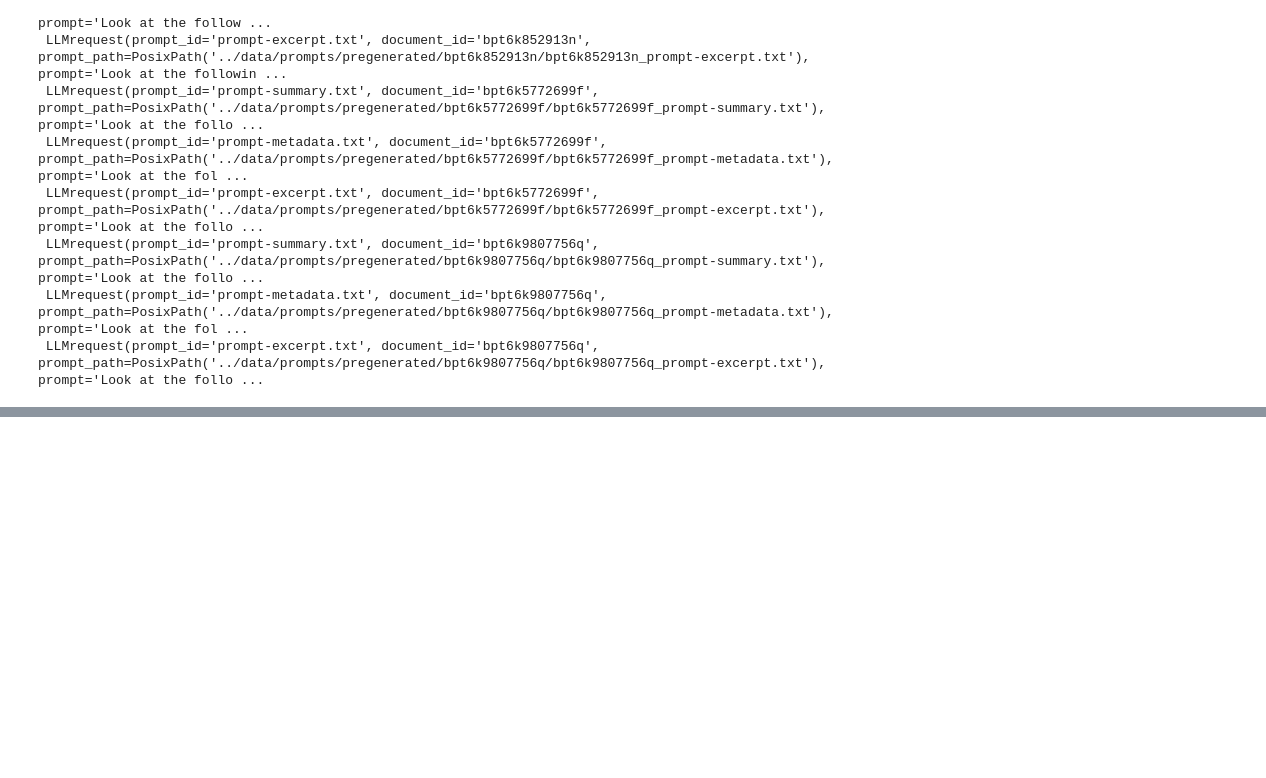
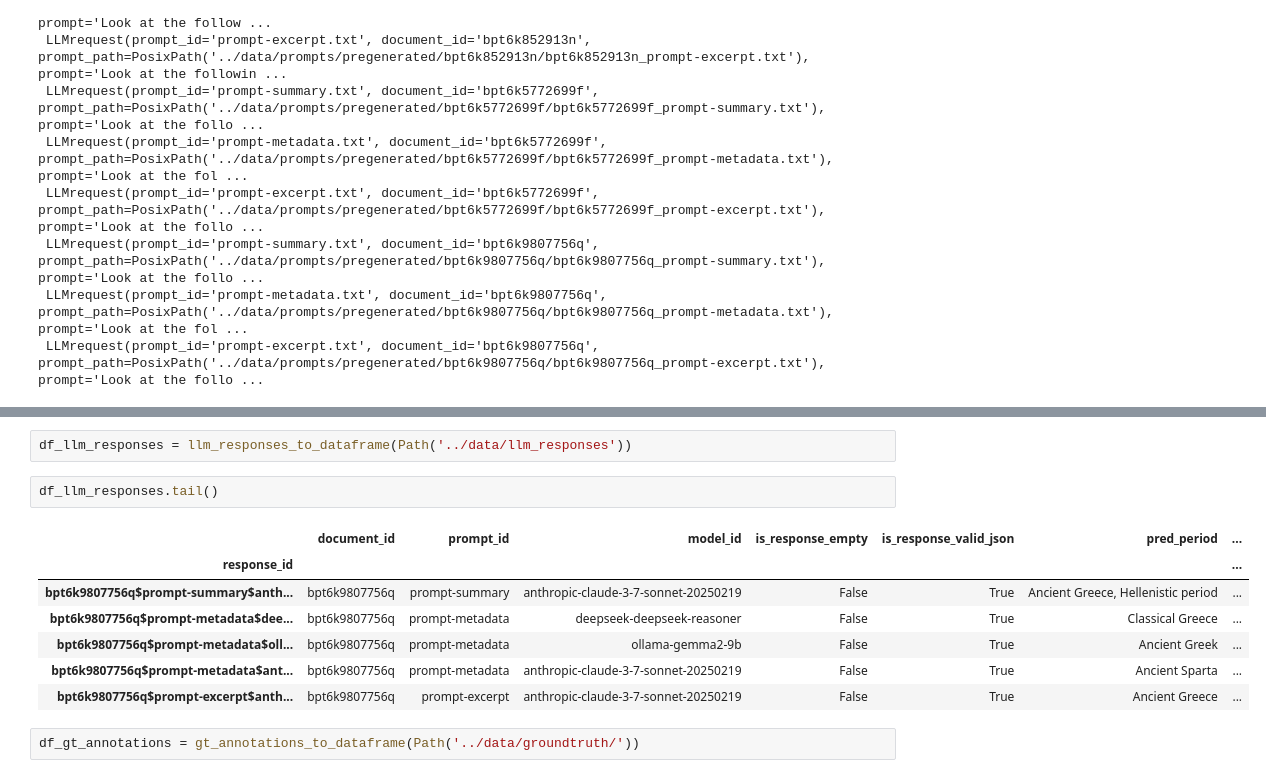
Before and after one commit to TextEnt/chrono-spatial-processing, a Jupyter notebook: notebooks/query-LLMs.ipynb, the cells around one changed output, grey strips where cells are left out. Drawn from its saved outputs; the diff is of its cells as text; blank space fills up the shorter version.

```diff
--- a/notebooks/query-LLMs.ipynb
+++ b/notebooks/query-LLMs.ipynb
@@ -418,0 +444,14 @@ Processing prompt prompt-excerpt.txt for document bpt6k9807756q using model olla
+# %%
+df_llm_responses = llm_responses_to_dataframe(Path('../data/llm_responses'))
+# %%
+df_llm_responses.tail()
+# %% [output]
+|  | document_id | prompt_id | model_id | is_response_empty | is_response_valid_json | pred_period | ... |
+| response_id |  |  |  |  |  |  | ... |
+| bpt6k9807756q$prompt-summary$anth... | bpt6k9807756q | prompt-summary | anthropic-claude-3-7-sonnet-20250219 | False | True | Ancient Greece, Hellenistic period | ... |
+| bpt6k9807756q$prompt-metadata$dee... | bpt6k9807756q | prompt-metadata | deepseek-deepseek-reasoner | False | True | Classical Greece | ... |
+| bpt6k9807756q$prompt-metadata$oll... | bpt6k9807756q | prompt-metadata | ollama-gemma2-9b | False | True | Ancient Greek | ... |
+| bpt6k9807756q$prompt-metadata$ant... | bpt6k9807756q | prompt-metadata | anthropic-claude-3-7-sonnet-20250219 | False | True | Ancient Sparta | ... |
+| bpt6k9807756q$prompt-excerpt$anth... | bpt6k9807756q | prompt-excerpt | anthropic-claude-3-7-sonnet-20250219 | False | True | Ancient Greece | ... |
+# %%
+df_gt_annotations = gt_annotations_to_dataframe(Path('../data/groundtruth/'))
```
Also changed, not shown: parts of 19 cells of this notebook, 4 other files.
